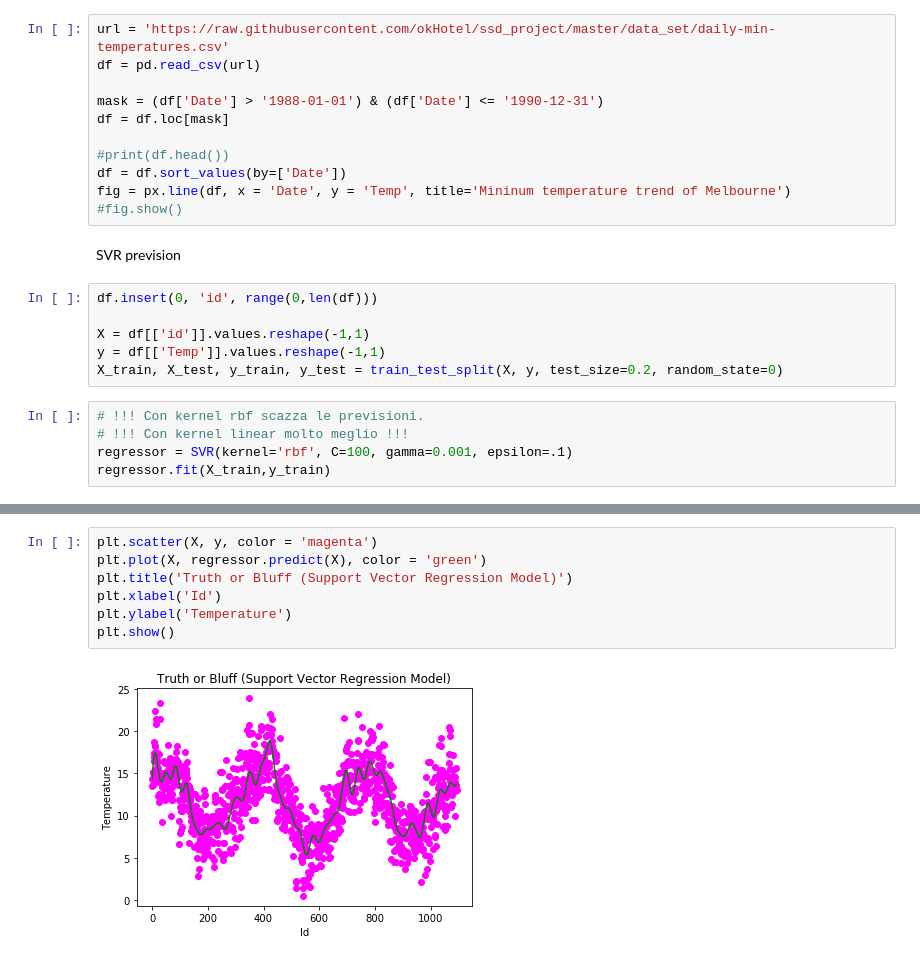
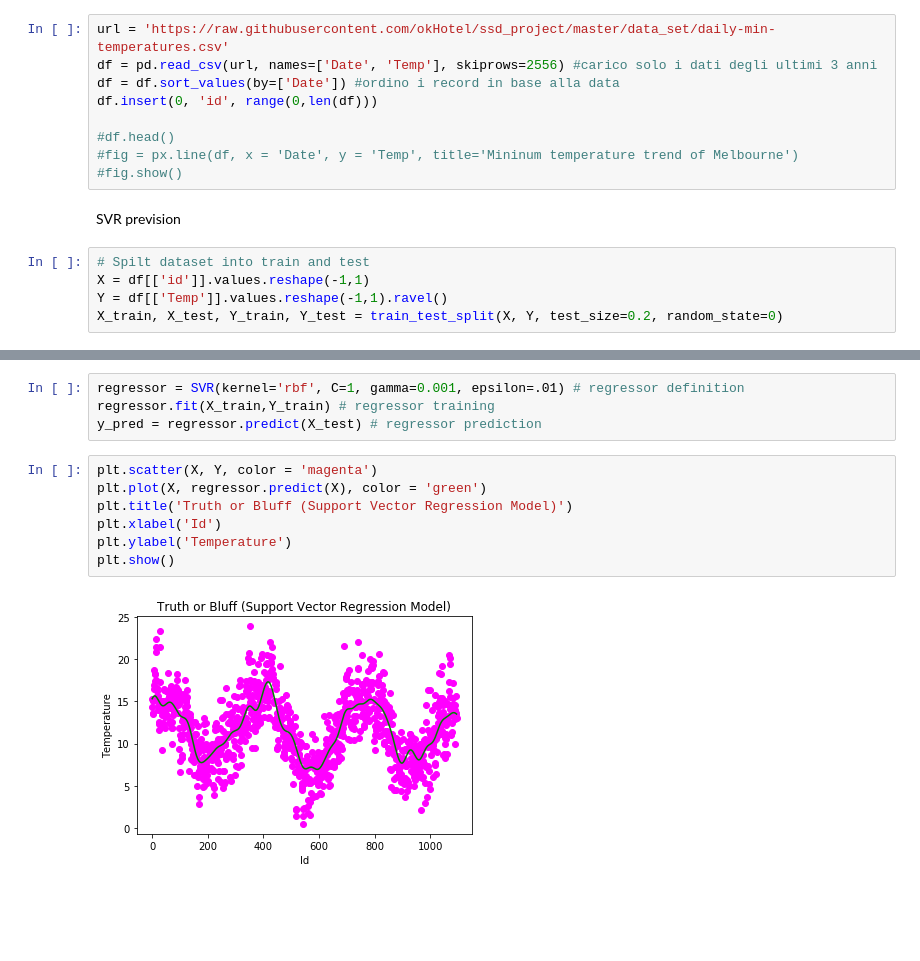
Before and after one commit to esalvucci/ssd_project, a Jupyter notebook: notebook/Temperatu_SVR.ipynb, the cells around one changed output, grey strips where cells are left out. Cells and saved outputs as stored; diff of their text form; blank space fills up the shorter version.

```diff
--- a/notebook/Temperatu_SVR.ipynb
+++ b/notebook/Temperatu_SVR.ipynb
@@ -7,24 +9,16 @@ from sklearn.svm import SVR
 # %%
 url = 'https://raw.githubusercontent.com/okHotel/ssd_project/master/data_set/daily-min-temperatures.csv'
-df = pd.read_csv(url)
+df = pd.read_csv(url, names=['Date', 'Temp'], skiprows=2556) #carico solo i dati degli ultimi 3 anni
+df = df.sort_values(by=['Date']) #ordino i record in base alla data
+df.insert(0, 'id', range(0,len(df)))
 
-mask = (df['Date'] > '1988-01-01') & (df['Date'] <= '1990-12-31')
-df = df.loc[mask]
-
-#print(df.head())
-df = df.sort_values(by=['Date'])
-fig = px.line(df, x = 'Date', y = 'Temp', title='Mininum temperature trend of Melbourne')
+#df.head()
+#fig = px.line(df, x = 'Date', y = 'Temp', title='Mininum temperature trend of Melbourne')
 #fig.show()
 # %% [markdown]
 SVR prevision
 # %%
-df.insert(0, 'id', range(0,len(df)))
-
+# Spilt dataset into train and test
 X = df[['id']].values.reshape(-1,1)
-y = df[['Temp']].values.reshape(-1,1)
-X_train, X_test, y_train, y_test = train_test_split(X, y, test_size=0.2, random_state=0)
+Y = df[['Temp']].values.reshape(-1,1).ravel()
+X_train, X_test, Y_train, Y_test = train_test_split(X, Y, test_size=0.2, random_state=0)
-# %%
-# !!! Con kernel rbf scazza le previsioni.
-# !!! Con kernel linear molto meglio !!!
-regressor = SVR(kernel='rbf', C=100, gamma=0.001, epsilon=.1)
-regressor.fit(X_train,y_train)
@@ -53,10 +25,14 @@ df = pd.DataFrame({'Actual': y_test.flatten(), 'Predicted': y_pred.flatten()})
+# %%
+regressor = SVR(kernel='rbf', C=1, gamma=0.001, epsilon=.01) # regressor definition
+regressor.fit(X_train,Y_train) # regressor training
+y_pred = regressor.predict(X_test) # regressor prediction
 # %%
-plt.scatter(X, y, color = 'magenta')
+plt.scatter(X, Y, color = 'magenta')
 plt.plot(X, regressor.predict(X), color = 'green')
 plt.title('Truth or Bluff (Support Vector Regression Model)')
 plt.xlabel('Id')
 plt.ylabel('Temperature')
 plt.show()
 # %% [output]
-[figure, old version]
+[figure, new version]
 # %%
```
Also changed, not shown: parts of 5 cells of this notebook, 1 other file.
